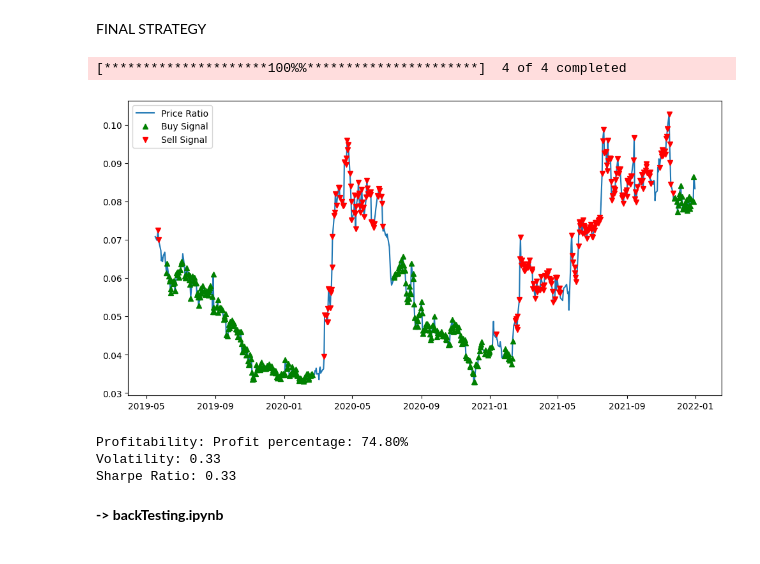
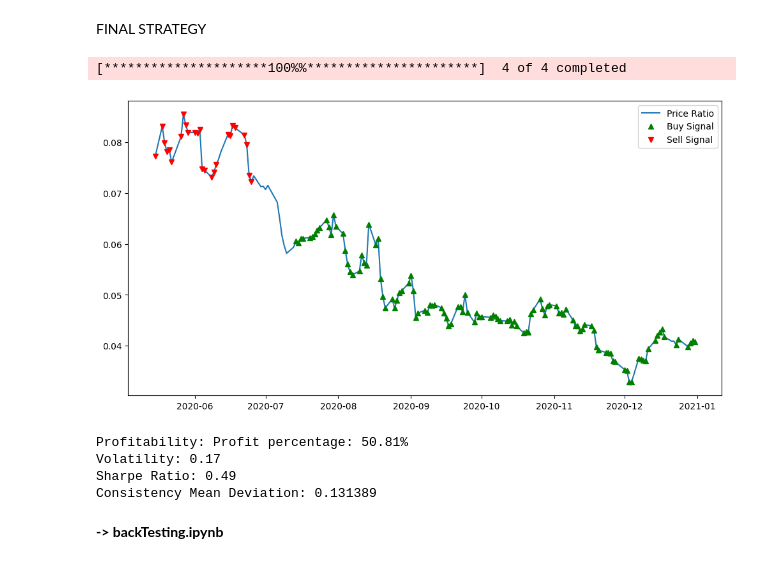
Before and after one commit to Pulkit-Garg-01/PairsTradingAlgorithm, a Jupyter notebook: pairTradingStrategy.ipynb, the cells around one changed output. Drawn from its saved outputs; the diff is of its cells as text; code cells hidden in the pictures.

```diff
--- a/pairTradingStrategy.ipynb
+++ b/pairTradingStrategy.ipynb
@@ -188,38 +188,50 @@ def trade_strategy(start, end, window1, window2):
             money -= varroc_prices.iloc[i]
             count_varroc += 1
             money += htmedia_prices.iloc[i]
             count_htmedia -= 1
         elif zscore[i] > 0.6 and money > htmedia_prices.iloc[i]:
             money -= htmedia_prices.iloc[i]
             count_htmedia += 1
             money += varroc_prices.iloc[i]
             count_varroc -= 1
         elif abs(zscore[i]) < 0.25:
             money += count_varroc * varroc_prices.iloc[i] + count_htmedia * htmedia_prices.iloc[i]
             count_varroc = 0
             count_htmedia = 0
         portfolio_value = money + count_varroc * varroc_prices.iloc[i] + count_htmedia * htmedia_prices.iloc[i]
         returns.append((portfolio_value - 10000) / 10000)
 
     # Performance metrics
     profit_percentage = (portfolio_value - 10000) / 100
     volatility = np.std(returns)
     sharpe_ratio = np.mean(returns) / volatility if volatility != 0 else 0
     sensex_return = (sensex_prices.iloc[-1] - sensex_prices.iloc[0]) / sensex_prices.iloc[0]
     nifty_return = (nifty_prices.iloc[-1] - nifty_prices.iloc[0]) / nifty_prices.iloc[0]
 
+    # Calculate Consistency Mean Deviation
+    mean_return = np.mean(returns)
+    consistency_mean_deviation = np.mean(np.abs(returns - mean_return))
+
     print(f"Profitability: Profit percentage: {profit_percentage:.2f}%")
     print(f"Volatility: {volatility:.2f}")
     print(f"Sharpe Ratio: {sharpe_ratio:.2f}")
+    print(f"Consistency Mean Deviation: {consistency_mean_deviation:.6f}")
+    # print(f"BSE Sensex Return: {sensex_return * 100:.2f}%")
+    # print(f"NIFTY 50 Return: {nifty_return * 100:.2f}%")
 
+# Example usage:
+start_date = '2020-01-01'
+end_date = '2021-01-01'
+window1 = 6
+window2 = 90
 
-# Example usage
-trade_strategy('2019-01-01', '2022-01-01', 5, 90)
+trade_strategy(start_date, end_date, window1, window2)
 # %% [output]
 [*********************100%%**********************]  4 of 4 completed
-[figure, old version]
+[figure, new version]
-Profitability: Profit percentage: 74.80%
-Volatility: 0.33
-Sharpe Ratio: 0.33
+Profitability: Profit percentage: 50.81%
+Volatility: 0.17
+Sharpe Ratio: 0.49
+Consistency Mean Deviation: 0.131389
 # %% [markdown]
 **-> backTesting.ipynb**
```
Also changed, not shown: 1 other file.
